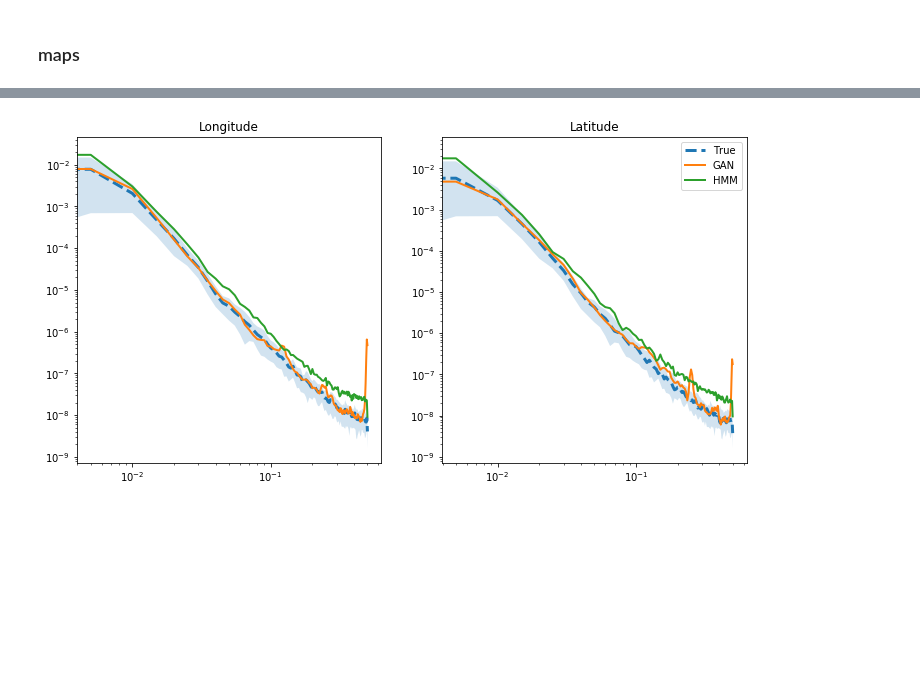
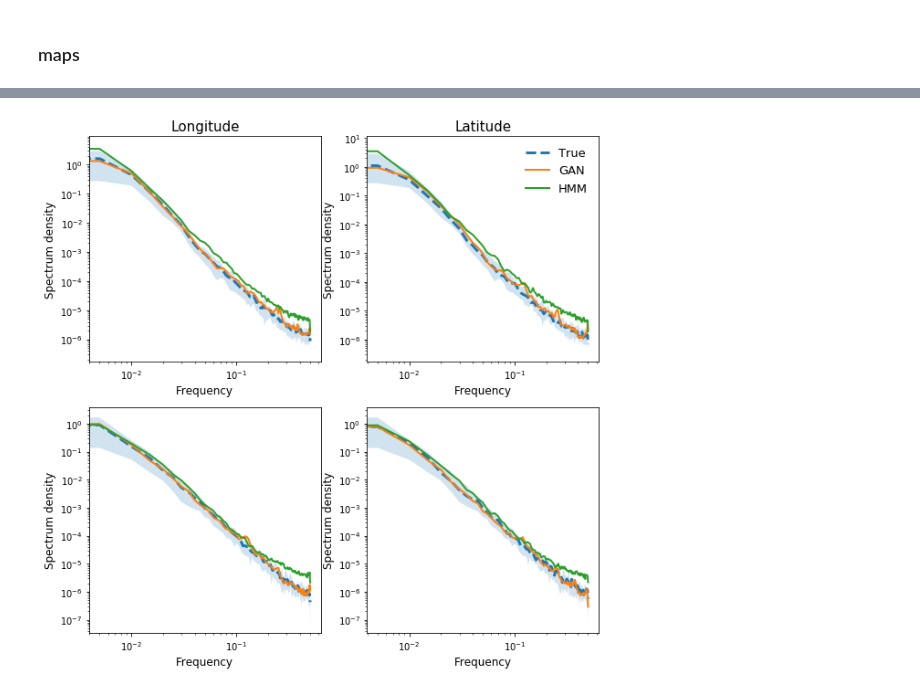
Before and after one commit to AmedeeRoy/BirdGAN, a Jupyter notebook: code/results.ipynb, the cells around one changed output, grey strips where cells are left out. Cells and saved outputs as stored; diff of their text form; code cells hidden in the pictures; blank space fills up the shorter version.

```diff
--- a/code/results.ipynb
+++ b/code/results.ipynb
@@ -26,0 +71,5 @@ from utils.tools import *
+# %%
+cnn_cnn = torch.load('../results/cnn_cnn_20_steps_SS_G.pt', map_location=torch.device('cpu'))
+lstm_lstm = torch.load('../results/lstm_lstm_20_steps_SS_G.pt', map_location=torch.device('cpu'))
+cnn_lstm = torch.load('../results/cnn_lstm_20_steps_SS_G.pt', map_location=torch.device('cpu'))
+lstm_cnn = torch.load('../results/lstm_cnn_20_steps_SS_G.pt', map_location=torch.device('cpu'))
@@ -83,9 +392,9 @@ class CNNDiscriminator(nn.Module):
 # %%
-generator_SD = torch.load('../results/SD_200_steps_G.pt', map_location=torch.device('cpu'))
-generator_SV = torch.load('../results/SV_200_steps_G.pt', map_location=torch.device('cpu'))
+generator_SV = torch.load('../results/G_SV_2.pt', map_location=torch.device('cpu'))
+generator_SD = torch.load('../results/G_SD_2.pt', map_location=torch.device('cpu'))
 
 
-nb = 100
+nb = 300
 
 z = torch.randn((nb, 256, 1))
 traj_GAN_SD = generator_SD(z).detach().numpy()
@@ -840,8 +1272,8 @@ def get_periodogram(traj):
     for j in range(traj.shape[0]):
         lon = traj[j, 0, :]
         lat = traj[j, 1, :]
-        x, lon = scipy.signal.periodogram(lon, scaling = 'spectrum', detrend = False)
-        x, lat = scipy.signal.periodogram(lat, scaling = 'spectrum', detrend = False)
+        x, lon = scipy.signal.periodogram(lon, scaling = 'density', detrend = False)
+        x, lat = scipy.signal.periodogram(lat, scaling = 'density', detrend = False)
 
         periodogram_lon.append(lon)
         periodogram_lat.append(lat)
@@ -854,47 +1282,66 @@ x, lon_HMM, lat_HMM = get_periodogram(traj_HMM_SV)
 # %%
-plt.figure(figsize = (12,6))
+plt.figure(figsize = (10,10))
 
-plt.subplot(1,2,1)
+x, lon, lat = get_periodogram(traj_SV)
+x, lon_GAN, lat_GAN = get_periodogram(traj_GAN_SV)
+x, lon_HMM, lat_HMM = get_periodogram(traj_HMM_SV)
+
+
+plt.subplot(2,2,1)
 plt.loglog(x, np.mean(lon, axis=0), linewidth = 3, linestyle = '--')
 plt.fill_between(x, np.mean(lon, axis=0) - 0.5 * np.std(lon, axis=0) ,
                  np.mean(lon, axis=0) + 0.5 * np.std(lon, axis=0),
                 alpha = 0.2)
+plt.loglog(x, np.mean(lon_GAN, axis=0), linewidth = 2)
+plt.loglog(x, np.mean(lon_HMM, axis=0), linewidth = 2)
+plt.ylabel('Spectrum density', fontsize = 12)
+plt.xlabel('Frequency', fontsize = 12)
+plt.title('Longitude', fontsize = 15)
+# plt.ylabel('Sula variegata', fontsize = 15)
 
-
-plt.loglog(x, np.mean(lon_GAN, axis=0), linewidth = 2)
-# plt.fill_between(x, np.mean(lon_GAN, axis=0) - 0.5 * np.std(lon_GAN, axis=0) ,
-#                  np.mean(lon_GAN, axis=0) + 0.5 * np.std(lon_GAN, axis=0),
-#                  alpha = 0.2)
-
-plt.loglog(x, np.mean(lon_HMM, axis=0), linewidth = 2)
-# plt.fill_between(x, np.mean(lon_HMM, axis=0) - 0.5 * np.std(lon_HMM, axis=0) ,
-#                  np.mean(lon_HMM, axis=0) + 0.5 * np.std(lon_HMM, axis=0),
-#                  alpha = 0.2)
-
-# plt.xlim([0.005, 0.5])
-# plt.ylim([1e-6, 1e1])
-plt.title('Longitude')
-
-plt.subplot(1,2,2)
+plt.subplot(2,2,2)
 plt.loglog(x, np.mean(lat, axis=0), linewidth = 3, linestyle = '--', label = 'True')
 plt.fill_between(x, np.mean(lon, axis=0) - 0.5 * np.std(lon, axis=0) ,
                  np.mean(lon, axis=0) + 0.5 * np.std(lon, axis=0),
                 alpha = 0.2)
+plt.loglog(x, np.mean(lat_GAN, axis=0), linewidth = 2, label = 'GAN')
+plt.loglog(x, np.mean(lat_HMM, axis=0), linewidth = 2, label = 'HMM')
+plt.ylabel('Spectrum density', fontsize = 12)
+plt.xlabel('Frequency', fontsize = 12)
+plt.legend(frameon = False, fontsize = 13)
+plt.title('Latitude', fontsize = 15)
 
+
+print(np.mean(np.log(np.mean(lon, axis=0) / np.mean(lon_GAN, axis=0))**2))
+print(np.mean(np.log(np.mean(lon, axis=0) / np.mean(lon_HMM, axis=0))**2))
+
+x, lon, lat = get_periodogram(traj_SD)
+x, lon_GAN, lat_GAN = get_periodogram(traj_GAN_SD)
+x, lon_HMM, lat_HMM = get_periodogram(traj_HMM_SD)
+
+plt.subplot(2,2,3)
+plt.loglog(x, np.mean(lon, axis=0), linewidth = 3, linestyle = '--')
+plt.fill_between(x, np.mean(lon, axis=0) - 0.5 * np.std(lon, axis=0) ,
+                 np.mean(lon, axis=0) + 0.5 * np.std(lon, axis=0),
+                alpha = 0.2)
+plt.loglog(x, np.mean(lon_GAN, axis=0), linewidth = 2)
+plt.loglog(x, np.mean(lon_HMM, axis=0), linewidth = 2)
+plt.ylabel('Spectrum density', fontsize = 12)
+plt.xlabel('Frequency', fontsize = 12)
+
+
+plt.subplot(2,2,4)
+plt.loglog(x, np.mean(lat, axis=0), linewidth = 3, linestyle = '--', label = 'True')
+plt.fill_between(x, np.mean(lon, axis=0) - 0.5 * np.std(lon, axis=0) ,
+                 np.mean(lon, axis=0) + 0.5 * np.std(lon, axis=0),
+                alpha = 0.2)
 plt.loglog(x, np.mean(lat_GAN, axis=0), linewidth = 2, label = 'GAN')
-# plt.fill_between(x, np.mean(lat_GAN, axis=0) - 0.5 * np.std(lat_GAN, axis=0) ,
-#                  np.mean(lat_GAN, axis=0) + 0.5 * np.std(lat_GAN, axis=0),
-#                  alpha = 0.2)
+plt.loglog(x, np.mean(lat_HMM, axis=0), linewidth = 2, label = 'HMM')
+plt.ylabel('Spectrum density', fontsize = 12)
+plt.xlabel('Frequency', fontsize = 12)
 
-plt.loglog(x, np.mean(lat_HMM, axis=0), linewidth = 2, label = 'HMM')
-# plt.fill_between(x, np.mean(lat_HMM, axis=0) - 0.5 * np.std(lat_HMM, axis=0) ,
-#                  np.mean(lat_HMM, axis=0) + 0.5 * np.std(lat_HMM, axis=0),
-#                  alpha = 0.2)
-
-# plt.xlim([0, 0.5])
-# plt.ylim([1e-6, 1e1])
-plt.legend()
-plt.title('Latitude')
+print(np.mean(np.log(np.mean(lon, axis=0) / np.mean(lon_GAN, axis=0))**2))
+print(np.mean(np.log(np.mean(lon, axis=0) / np.mean(lon_HMM, axis=0))**2))
 
 plt.show()
 # %% [output]
@@ -901 +1352 @@ plt.show()
-[figure, old version]
+[figure, new version]
```
Also changed, not shown: parts of 37 cells of this notebook, 22 other files.
